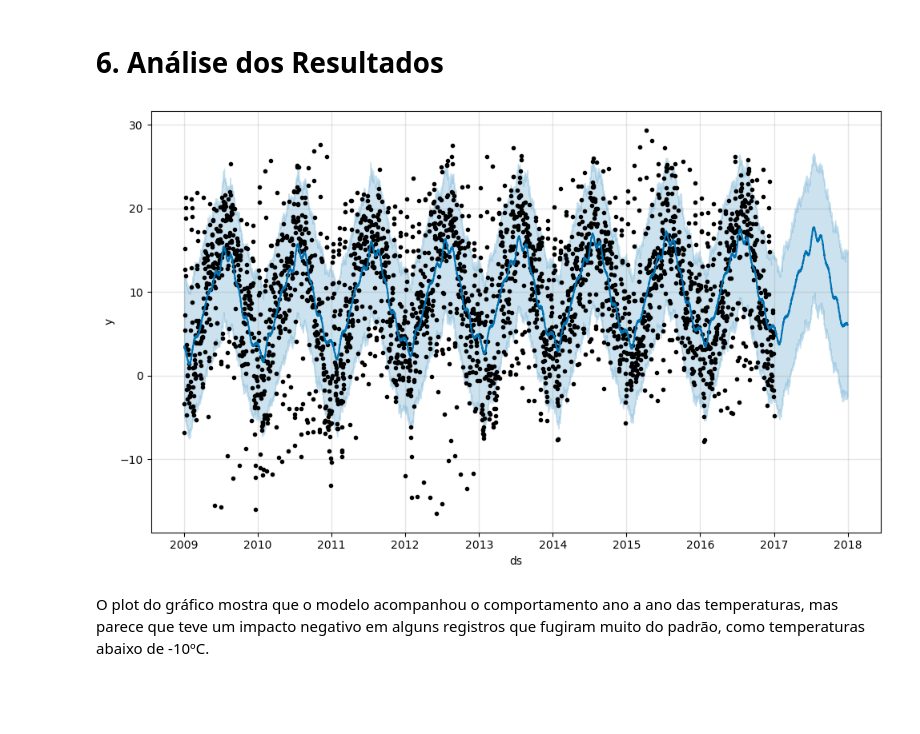
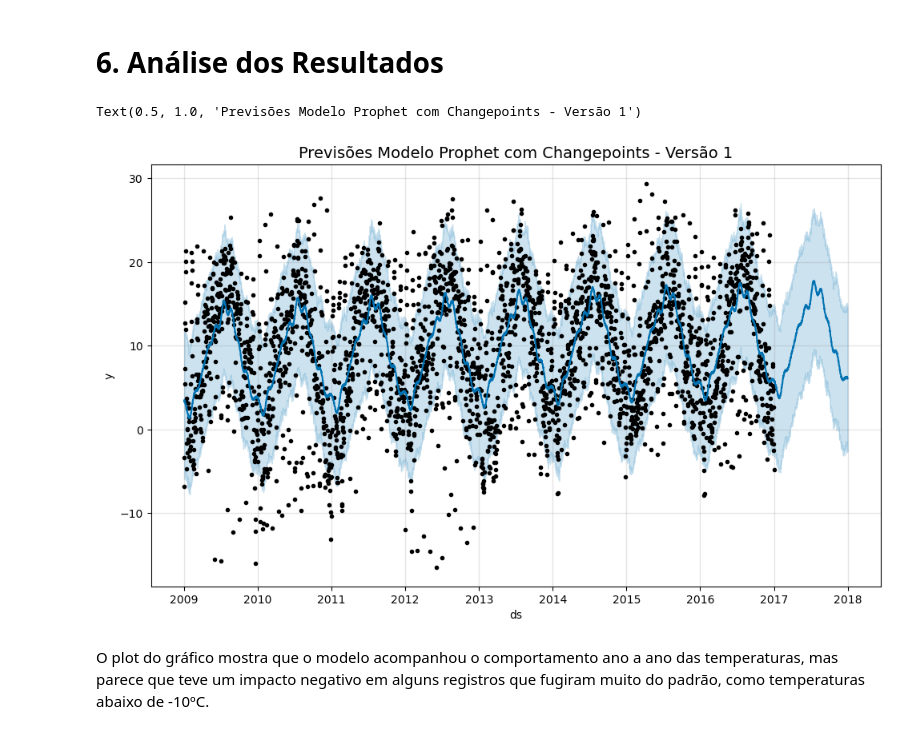
Before and after one commit to marcosmorais94/climate_forecast, a Jupyter notebook: climate_forecast_ml.ipynb, the cells around one changed output. Drawn from its saved outputs; the diff is of its cells as text; code cells hidden in the pictures; blank space fills up the shorter version.

```diff
--- a/climate_forecast_ml.ipynb
+++ b/climate_forecast_ml.ipynb
@@ -402,8 +405,12 @@ forecast[['ds', 'yhat', 'yhat_lower', 'yhat_upper']].tail()
 # %%
 # Plot do modelo
 fig1 = modelo_v1.plot(forecast)
+
+# Define título
+plt.title('Previsões Modelo Prophet com Changepoints - Versão 1', fontsize = 14)
 # %% [output]
+Text(0.5, 1.0, 'Previsões Modelo Prophet com Changepoints - Versão 1')
-[figure, old version]
+[figure, new version]
 # %% [markdown]
 O plot do gráfico mostra que o modelo acompanhou o comportamento ano a ano das temperaturas, mas parece que teve um impacto negativo em alguns registros que fugiram muito do padrão, como temperaturas abaixo de -10ºC.
 # %%
```
Also changed, not shown: parts of 15 cells of this notebook.
